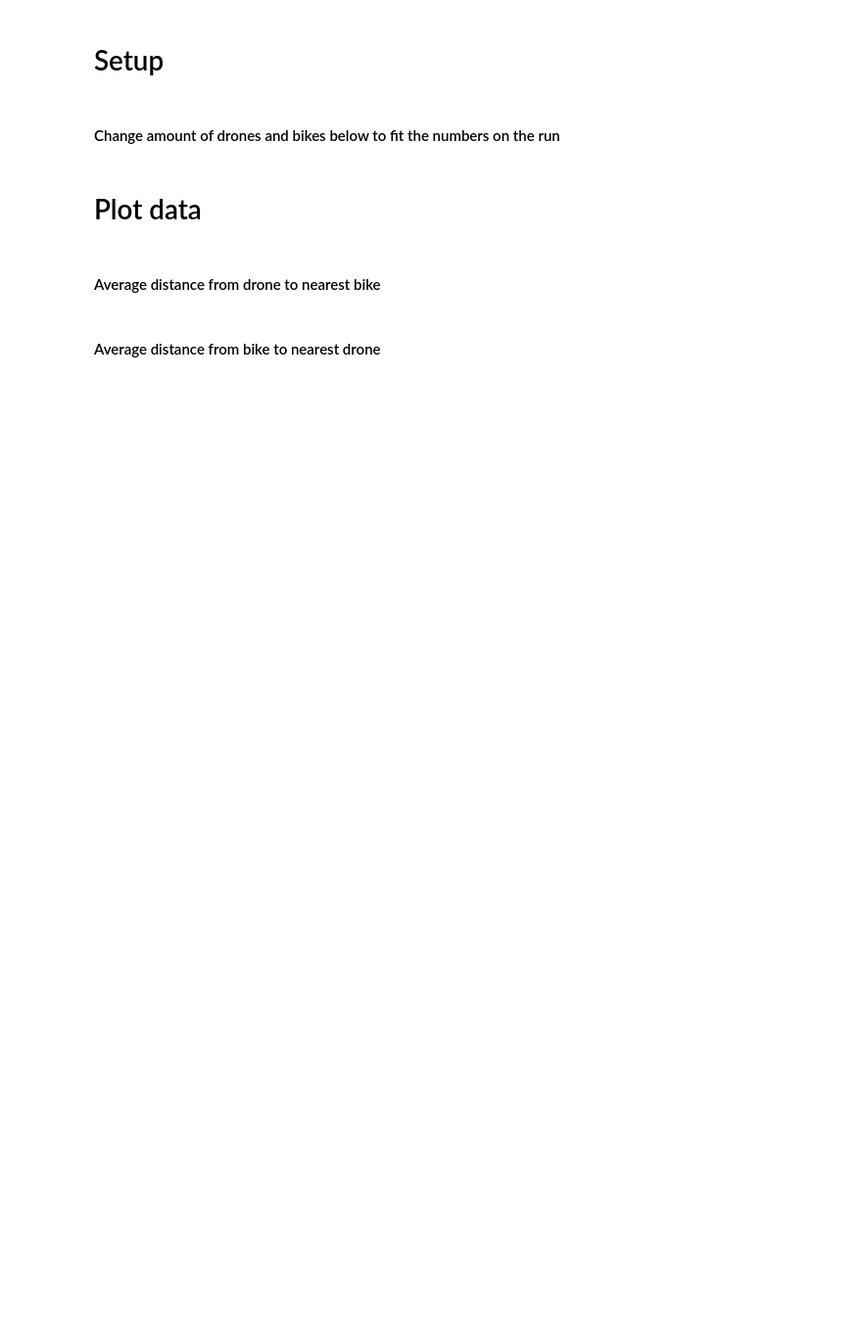
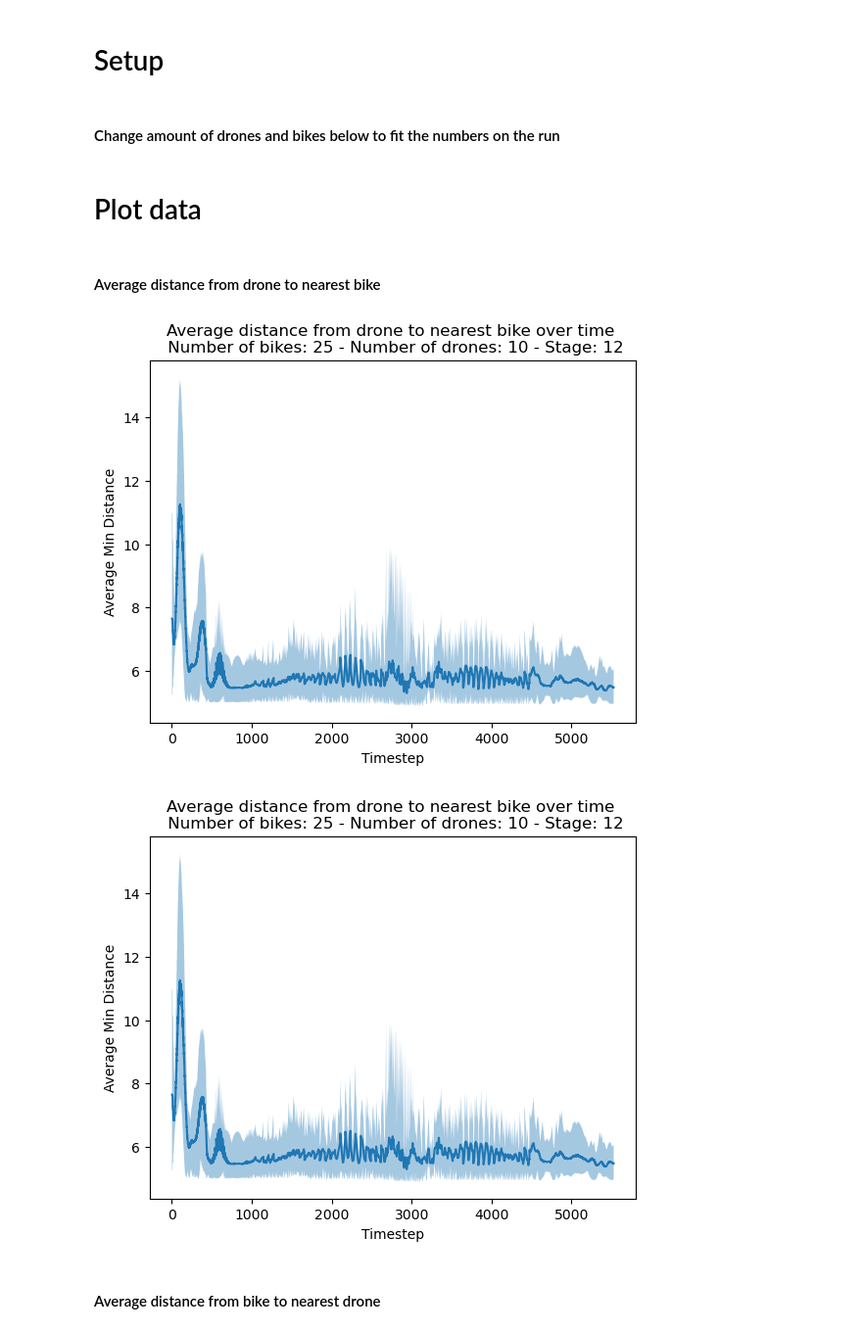
Before and after one commit to borchand/master-thesis, a Jupyter notebook: data-visualization/data.ipynb, the cells around one changed output. Shown at 98% size. Saved outputs shown, nothing was run; the diff lists cells and outputs as text; code cells hidden in the pictures; blank space fills up the shorter version.

```diff
--- a/data-visualization/data.ipynb
+++ b/data-visualization/data.ipynb
@@ -127,7 +127,7 @@ runs = len(bike_data_list)
 # %%
 info_dict = defaultdict(lambda: defaultdict())
 
-for i in range(1, runs+1):
+for i in range(1, runs):
     #Save to csv for later use
     bike_data_list[i-1].to_csv(f"data/bike/run_{i}.csv", index=False)
     drone_data_list[i-1].to_csv(f"data/drone/run_{i}.csv", index=False)
@@ -141,23 +141,26 @@ for i in range(1, runs+1):
 # %% [markdown]
 #### Average distance from drone to nearest bike
 # %%
-for i in range(1, runs+1):
+for i in range(1, runs):
     df = pd.read_csv(f"data/drone/run_{i}.csv")
     avg_dist = df.groupby("Timestep")["min_distance"].agg(["mean", "min", "max"]).reset_index()
 
     sns.lineplot(data=avg_dist, x="Timestep", y="mean")
 
     plt.fill_between(
         avg_dist["Timestep"],
         avg_dist["min"],
         avg_dist["max"],
         alpha=0.4
     )
 
     plt.title(f"Average distance from drone to nearest bike over time \n Number of bikes: {info_dict[i]['bikes']} - Number of drones: {info_dict[i]['drones']} - Stage: {info_dict[i]['stage']}")
     plt.xlabel("Timestep")
     plt.ylabel("Average Min Distance")
     plt.show()
+# %% [output]
+[figure, added]
+[figure, added]
 # %% [markdown]
 #### Average distance from bike to nearest drone
 # %%
```
Also changed, not shown: parts of 4 cells of this notebook.
